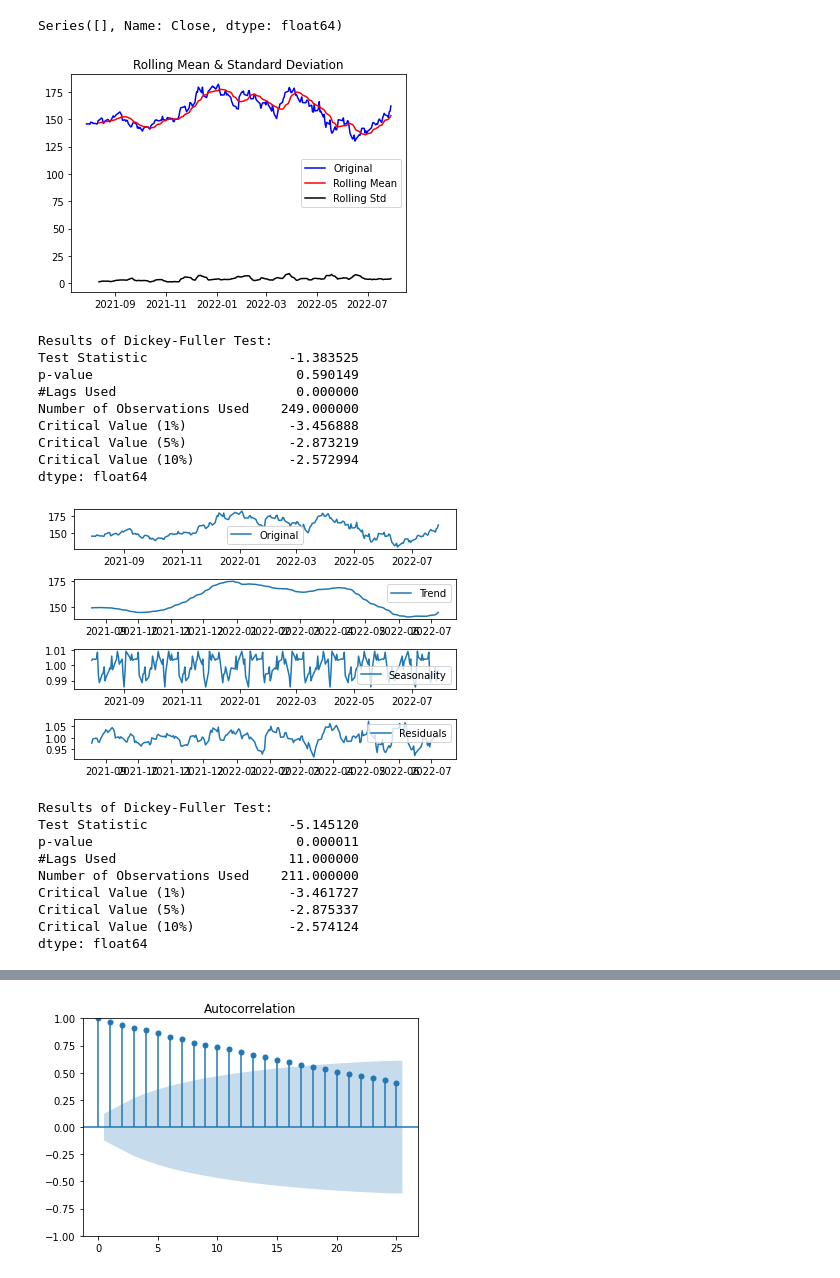
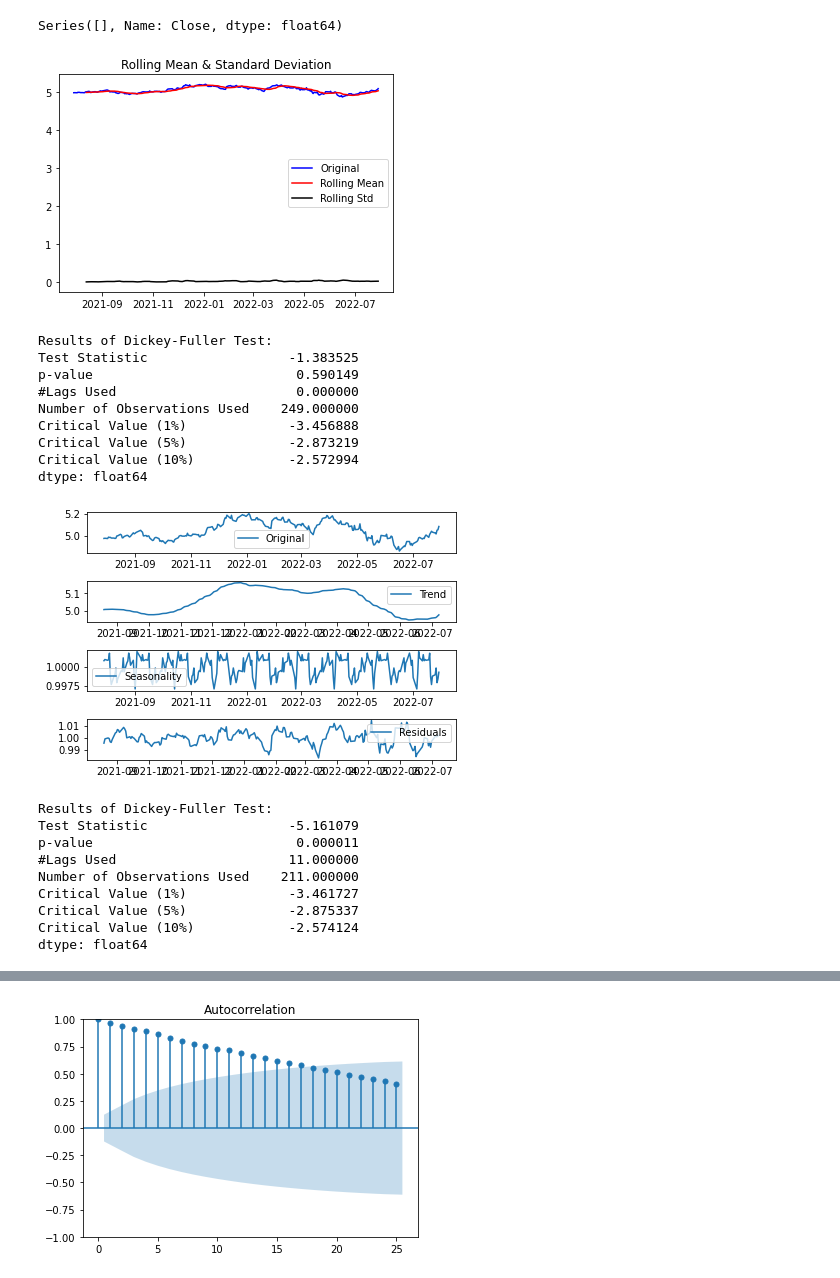
Before and after one commit to xpelqpdj0422/geonhee-KIM, a Jupyter notebook: Exploration_04_김건희.ipynb, the cells around one changed output, grey strips where cells are left out. Saved outputs shown, nothing was run; the diff lists cells and outputs as text; code cells hidden in the pictures.

```diff
--- a/Exploration_04_김건희.ipynb
+++ b/Exploration_04_김건희.ipynb
@@ -282,53 +282,56 @@ ts2 = ts2.interpolate(method='time')
 ts2[ts2.isna()]
 # %% [output]
 Series([], Name: Close, dtype: float64)
+# %%
+# 해당 수치가 크므로 로그(자연로그)를 취해주도록 한다.
+ts2_log = np.log(ts2)
 # %%
 # 정성적 그래프 분석
-plot_rolling_statistics(ts2, window=12)
+plot_rolling_statistics(ts2_log, window=12)
 
 #정량적 Augmented Dicky-Fuller Test
 augmented_dickey_fuller_test(ts_log)
 
 #시계열 분해 (Time Series Decomposition)
 from statsmodels.tsa.seasonal import seasonal_decompose
-decomposition = seasonal_decompose(ts2, model='multiplicative', period = 30)
+decomposition = seasonal_decompose(ts2_log, model='multiplicative', period = 30)
 
 trend = decomposition.trend
 seasonal = decomposition.seasonal
 residual = decomposition.resid
 
 plt.subplot(411)
-plt.plot(ts2, label='Original')
+plt.plot(ts2_log, label='Original')
 plt.legend(loc='best')
 plt.subplot(412)
 plt.plot(trend, label='Trend')
 plt.legend(loc='best')
 plt.subplot(413)
 plt.plot(seasonal,label='Seasonality')
 plt.legend(loc='best')
 plt.subplot(414)
 plt.plot(residual, label='Residuals')
 plt.legend(loc='best')
 plt.tight_layout()
 # %% [output]
-[figure, old version]
+[figure, new version]
 Results of Dickey-Fuller Test:
 Test Statistic                  -1.383525
 p-value                          0.590149
 #Lags Used                       0.000000
 Number of Observations Used    249.000000
 Critical Value (1%)             -3.456888
 Critical Value (5%)             -2.873219
 Critical Value (10%)            -2.572994
 dtype: float64
-[figure, old version]
+[figure, new version]
 # %%
 # Residual 안정성 확인
 residual.dropna(inplace=True)
 augmented_dickey_fuller_test(residual)
 # %% [output]
 Results of Dickey-Fuller Test:
-Test Statistic                  -5.145120
+Test Statistic                  -5.161079
 p-value                          0.000011
 #Lags Used                      11.000000
 Number of Observations Used    211.000000
```
Also changed, not shown: parts of 6 cells of this notebook.
